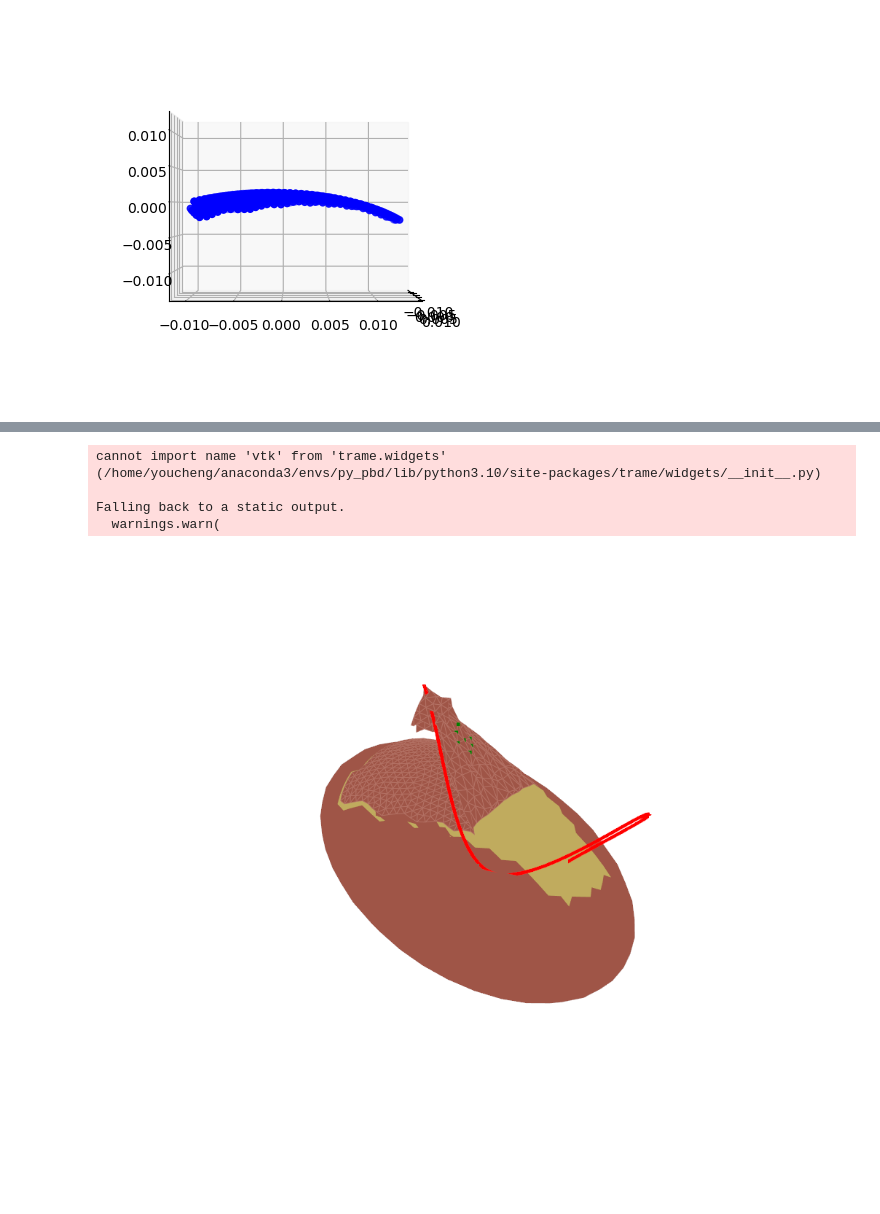
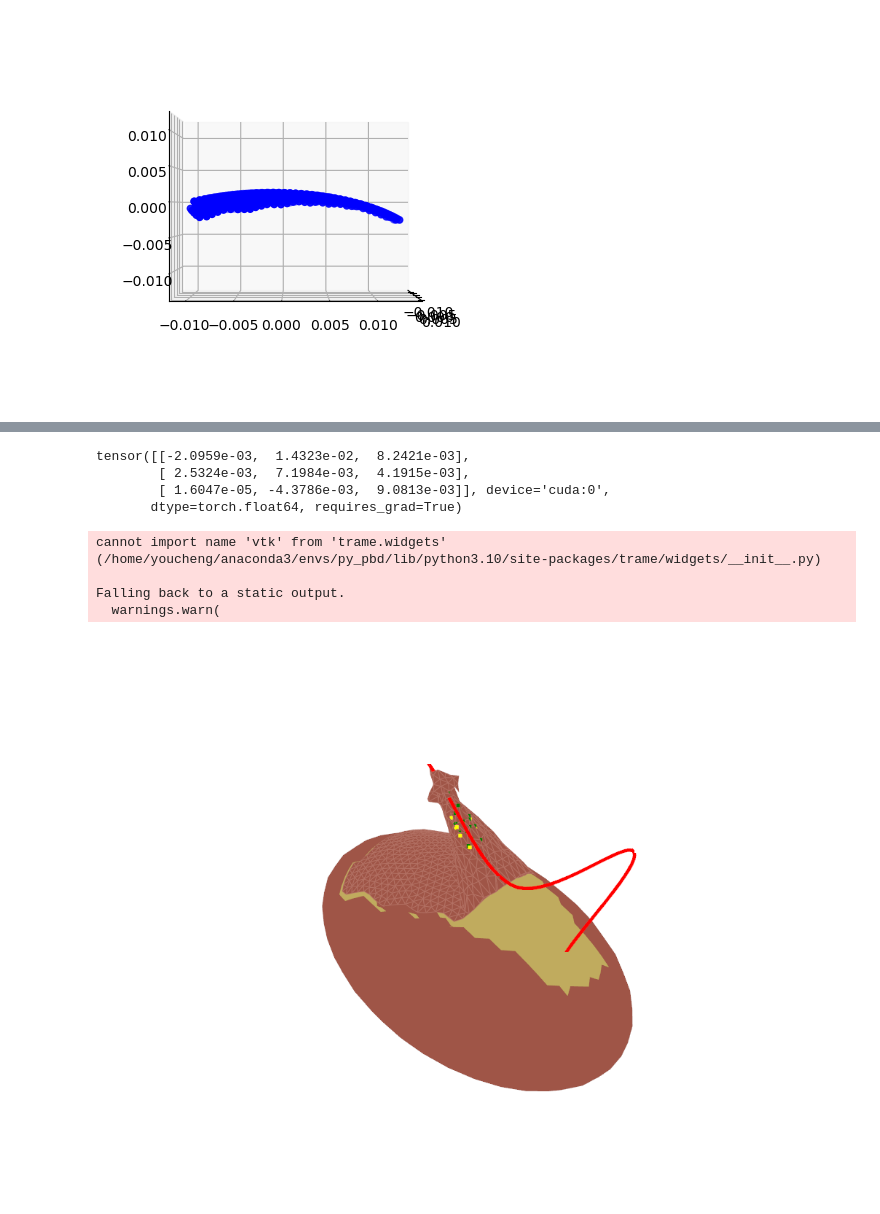
Before and after one commit to ZYCRC/Simulation-learing, a Jupyter notebook: PBD_peel/position_based_optimization_spline_multipoint.ipynb, the cells around one changed output, grey strips where cells are left out. Saved outputs shown, nothing was run; the diff lists cells and outputs as text; code cells hidden in the pictures; blank space fills up the shorter version.

```diff
--- a/PBD_peel/position_based_optimization_spline_multipoint.ipynb
+++ b/PBD_peel/position_based_optimization_spline_multipoint.ipynb
@@ -214,9 +226,9 @@ u = torch.linspace(0, 1, 4).to(cfg.device)
 us = torch.linspace(0, 1, 50).to(cfg.device)
 start_point = np.array([[0.000224, 0.010794, -0.001233]])
 start_point = torch.from_numpy(start_point).to(cfg.device)
-spline_control = np.array([ [0.000224, 0.010794, -0.001],
-                            [0.000224, 0.010794, 0.],
-                            [0.000224, 0.010794, 0.001]])
+spline_control = np.array([ [0.000224, 0.010794, 0.003],
+                            [0.000224, 0.010794, 0.006],
+                            [0.000224, 0.010794, 0.009]])
 spline_control = torch.from_numpy(spline_control).to(cfg.device)
 spline_control.requires_grad_(True)
 # %% [output]
@@ -292,3 +304,21 @@ def integ_func(x, y):
 
 def integ(x, y, xs):
   return integ_func(x,y)(xs)
+# %%
+pv.set_plot_theme('document')
+pl = pv.Plotter()
+
+# skin being peeled
+pl.add_mesh(mesh, color='#9f5547ff', show_edges=True, edge_color='#b37164ff',  lighting=False,style='surface')
+# add target area
+pl.add_points(mesh.points[softbody.target_list[0].cpu().numpy()], color='g')
+pl.add_points(target_mesh.points[softbody.target_list[0].cpu().numpy()], color='y')
+# ellipsoid grape
+grape = pv.read('assets/grape.ply')
+grape.points = grape.points - np.array([0, 0, 1e-4])
+pl.add_mesh(grape, color='#9f5547ff', show_edges=False, lighting=False,style='surface')
+
+# grape meat that is green
+grape_meat= pv.read('assets/grape_skin.ply')
+grape_meat.points = grape_meat.points - np.array([0, 0, 2e-4])
+pl.add_mesh(grape_meat, color='#c0ab5eff', show_edges=False, lighting=False,style='surface')
@@ -348,7 +396,7 @@ for t in range(1000):
     optimizer.step()
     optimizer.zero_grad()
 
-
-    # mesh.points = softbody.V.cpu().numpy()
+    mesh.points = softbody.V.detach().cpu().numpy()
+    pl.show(interactive_update=True)
 # %% [output]
 0
@@ -390,5 +450,5 @@ plt.show()
 # %%
-spline_mesh = mesh.points.copy()
+spline_mesh = mesh.copy()
 # %%
 ax = plt.figure().add_subplot(projection='3d')
 for i in spline_list:
@@ -406,3 +466,10 @@ Text(0, 0.5, 'loss')
+# %%
+spline_control
+# %% [output]
+tensor([[-2.0959e-03,  1.4323e-02,  8.2421e-03],
+        [ 2.5324e-03,  7.1984e-03,  4.1915e-03],
+        [ 1.6047e-05, -4.3786e-03,  9.0813e-03]], device='cuda:0',
+       dtype=torch.float64, requires_grad=True)
 # %%
 spline_line = spline_trajectory.detach().cpu().numpy()
 # %%
@@ -410,26 +477,27 @@ target_list = softbody.target_list[0].cpu().numpy()
 # %%
 pv.set_plot_theme('document')
 pl = pv.Plotter()
 
 # skin being peeled
-pl.add_mesh(mesh, color='#9f5547ff', show_edges=True, edge_color='#b37164ff',  lighting=False,style='surface')
+pl.add_mesh(spline_mesh, color='#9f5547ff', show_edges=True, edge_color='#b37164ff',  lighting=False,style='surface')
 # add target area
-pl.add_points(mesh.points[target_list], color='g')
+pl.add_points(spline_mesh.points[target_list], color='g')
+pl.add_points(target_mesh.points[target_list], color='y')
 # control line
 pl.add_lines(spline_line, color='r', connected=True)
 # ellipsoid grape
 grape = pv.read('assets/grape.ply')
 grape.points = grape.points - np.array([0, 0, 1e-4])
 pl.add_mesh(grape, color='#9f5547ff', show_edges=False, lighting=False,style='surface')
 
 # grape meat that is green
 grape_meat= pv.read('assets/grape_skin.ply')
 grape_meat.points = grape_meat.points - np.array([0, 0, 2e-4])
 pl.add_mesh(grape_meat, color='#c0ab5eff', show_edges=False, lighting=False,style='surface')
 pl.show()
 # %% [output]
 cannot import name 'vtk' from 'trame.widgets' (/home/youcheng/anaconda3/envs/py_pbd/lib/python3.10/site-packages/trame/widgets/__init__.py)
 
 Falling back to a static output.
   warnings.warn(
-[figure, old version]
+[figure, new version]
```
Also changed, not shown: parts of 12 cells of this notebook, 1 other file.
